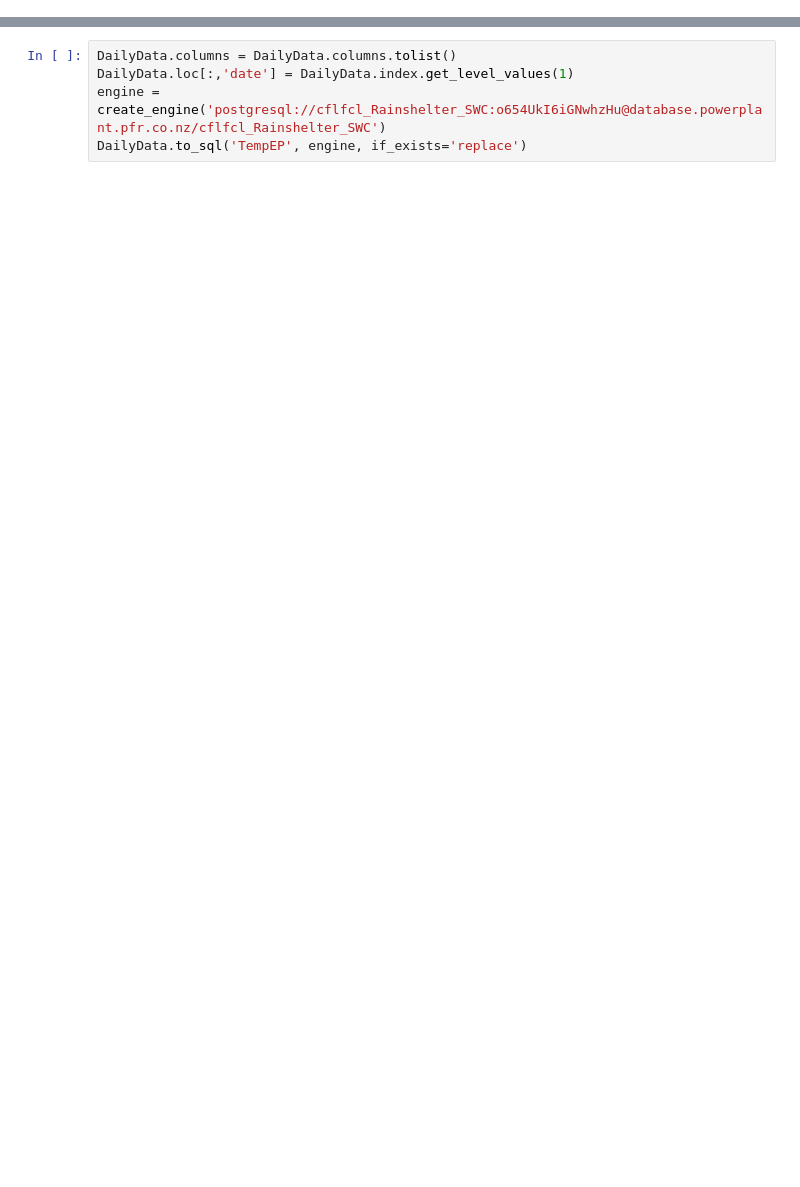
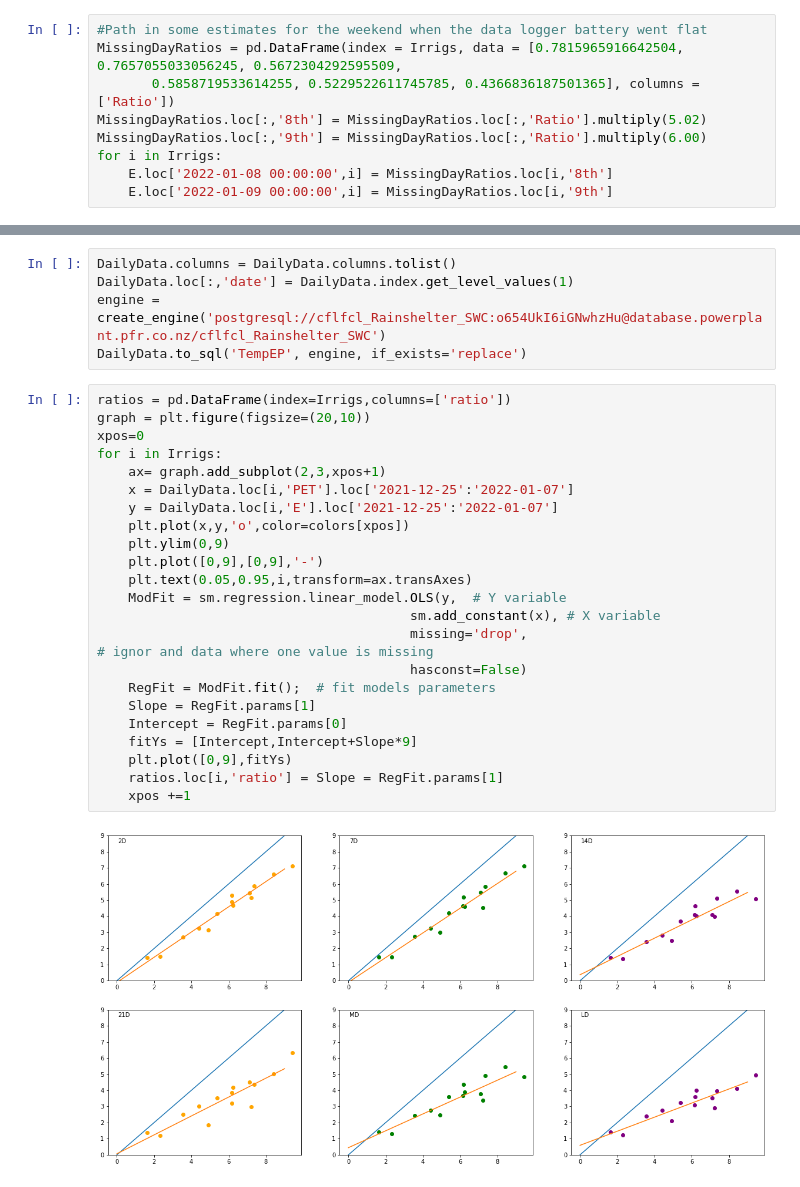
Before and after one commit to HamishBrownPFR/CropWaterAnalysis, a Jupyter notebook: Peas/WebGraphsProcessing'.ipynb, the cells around one changed output, grey strips where cells are left out. Drawn from its saved outputs; the diff is of its cells as text; blank space fills up the shorter version.

```diff
--- a/Peas/WebGraphsProcessing'.ipynb
+++ b/Peas/WebGraphsProcessing'.ipynb
@@ -430,6 +437,15 @@ for plot in PET.columns:
                         u[x],
                         Eo[x],
                         'net') for x in PET.index]
+# %%
+#Path in some estimates for the weekend when the data logger battery went flat
+MissingDayRatios = pd.DataFrame(index = Irrigs, data = [0.7815965916642504, 0.7657055033056245, 0.5672304292595509,
+       0.5858719533614255, 0.5229522611745785, 0.4366836187501365], columns = ['Ratio'])
+MissingDayRatios.loc[:,'8th'] = MissingDayRatios.loc[:,'Ratio'].multiply(5.02)
+MissingDayRatios.loc[:,'9th'] = MissingDayRatios.loc[:,'Ratio'].multiply(6.00)
+for i in Irrigs:
+    E.loc['2022-01-08 00:00:00',i] = MissingDayRatios.loc[i,'8th']
+    E.loc['2022-01-09 00:00:00',i] = MissingDayRatios.loc[i,'9th']
 # %%
 DailyData = pd.DataFrame(Ts.unstack())
 DailyData.columns = ['Ts']
@@ -564,3 +601,28 @@ DailyData.columns = DailyData.columns.tolist()
 DailyData.loc[:,'date'] = DailyData.index.get_level_values(1)
 engine = create_engine('postgresql://cflfcl_Rainshelter_SWC:o654UkI6iGNwhzHu@database.powerplant.pfr.co.nz/cflfcl_Rainshelter_SWC')
 DailyData.to_sql('TempEP', engine, if_exists='replace')
+# %%
+ratios = pd.DataFrame(index=Irrigs,columns=['ratio'])
+graph = plt.figure(figsize=(20,10))
+xpos=0
+for i in Irrigs:
+    ax= graph.add_subplot(2,3,xpos+1)
+    x = DailyData.loc[i,'PET'].loc['2021-12-25':'2022-01-07']
+    y = DailyData.loc[i,'E'].loc['2021-12-25':'2022-01-07']
+    plt.plot(x,y,'o',color=colors[xpos])
+    plt.ylim(0,9)
+    plt.plot([0,9],[0,9],'-')
+    plt.text(0.05,0.95,i,transform=ax.transAxes)
+    ModFit = sm.regression.linear_model.OLS(y,  # Y variable
+                                        sm.add_constant(x), # X variable
+                                        missing='drop',                                     # ignor and data where one value is missing
+                                        hasconst=False)
+    RegFit = ModFit.fit();  # fit models parameters
+    Slope = RegFit.params[1]
+    Intercept = RegFit.params[0]
+    fitYs = [Intercept,Intercept+Slope*9]
+    plt.plot([0,9],fitYs)
+    ratios.loc[i,'ratio'] = Slope = RegFit.params[1]
+    xpos +=1
+# %% [output]
+[figure, added]
```
Also changed, not shown: parts of 14 cells of this notebook.
